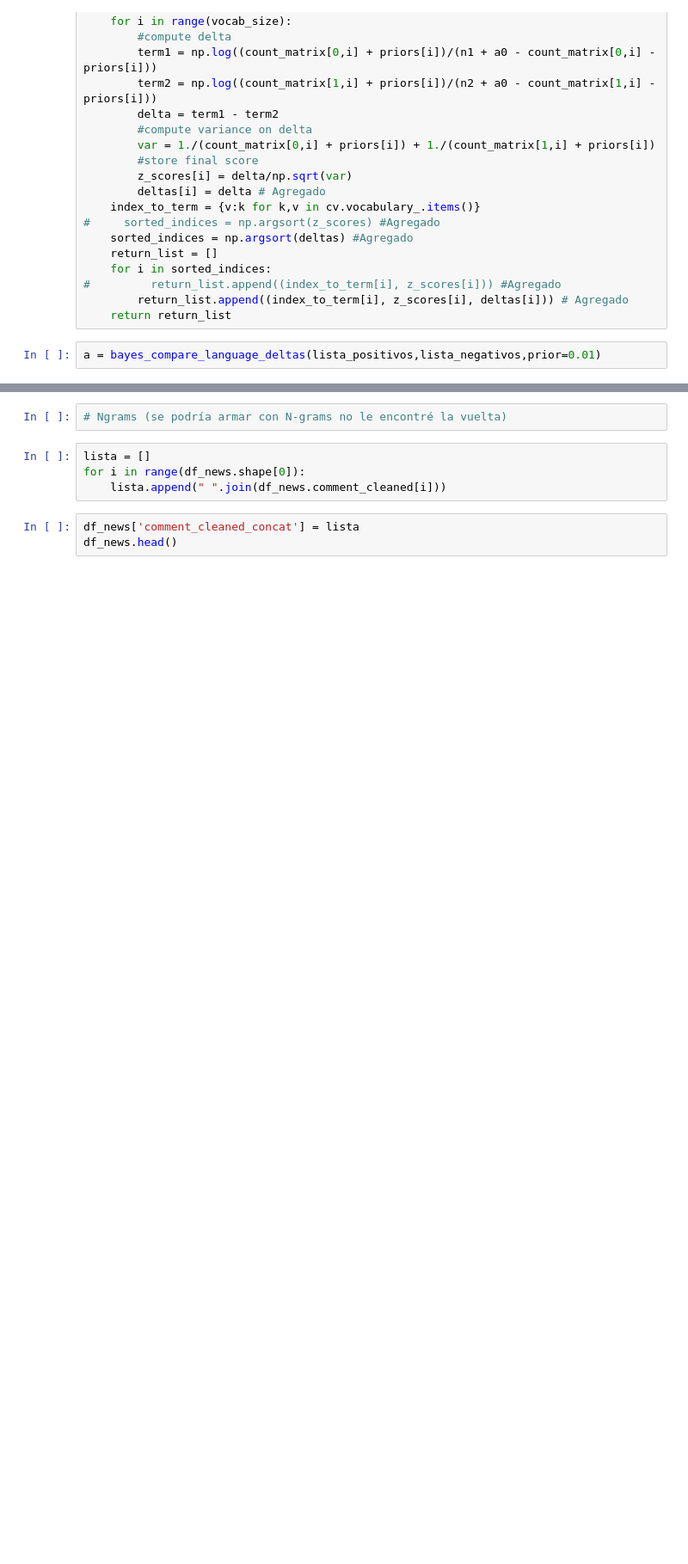
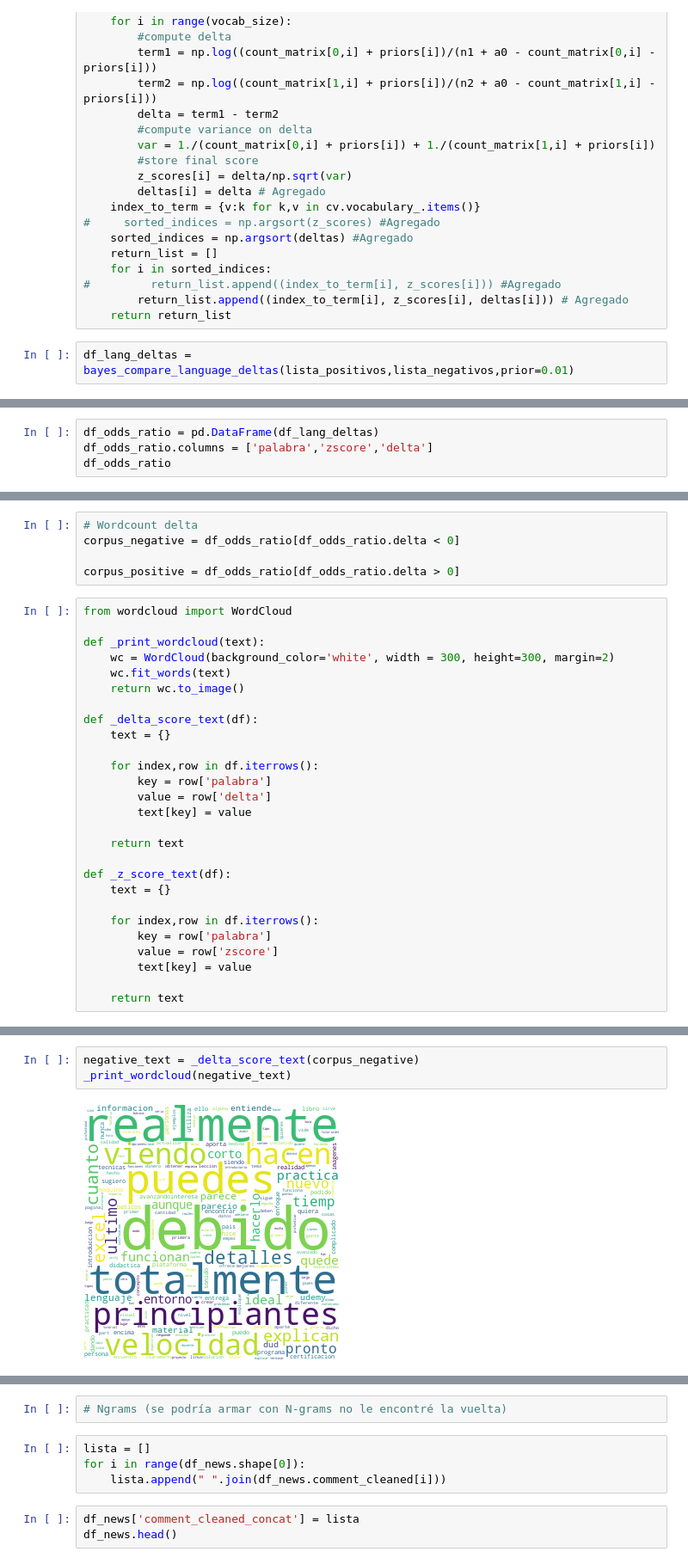
Before and after one commit to luc-ch/TM_udemy_reviews, a Jupyter notebook: Palabras_destacadas_log_odds_ratio.ipynb, the cells around one changed output, grey strips where cells are left out. Shown: that part at 86% size. Drawn from its saved outputs; the diff is of its cells as text; blank space fills up the shorter version.

Commit message:
Agregamos analisis por curso y wordclouds para diferenciar palabras

```diff
--- a/Palabras_destacadas_log_odds_ratio.ipynb
+++ b/Palabras_destacadas_log_odds_ratio.ipynb
@@ -536,5 +537,5 @@ def bayes_compare_language_deltas(l1, l2, ngram = 1, prior=.01, cv = None):
         return_list.append((index_to_term[i], z_scores[i], deltas[i])) # Agregado
     return return_list
 # %%
-a = bayes_compare_language_deltas(lista_positivos,lista_negativos,prior=0.01)
+df_lang_deltas = bayes_compare_language_deltas(lista_positivos,lista_negativos,prior=0.01)
 # %% [output]
@@ -542 +543,5 @@ Vocab size is 708
 Comparing language...
+# %%
+df_odds_ratio = pd.DataFrame(df_lang_deltas)
+df_odds_ratio.columns = ['palabra','zscore','delta']
+df_odds_ratio
@@ -542,0 +562,32 @@ Comparing language...
+# %%
+# Wordcount delta
+corpus_negative = df_odds_ratio[df_odds_ratio.delta < 0]
+
+corpus_positive = df_odds_ratio[df_odds_ratio.delta > 0]
+# %%
+from wordcloud import WordCloud
+
+def _print_wordcloud(text):
+    wc = WordCloud(background_color='white', width = 300, height=300, margin=2)
+    wc.fit_words(text)
+    return wc.to_image()
+
+def _delta_score_text(df):
+    text = {}
+
+    for index,row in df.iterrows():
+        key = row['palabra']
+        value = row['delta']
+        text[key] = value
+
+    return text
+
+def _z_score_text(df):
+    text = {}
+
+    for index,row in df.iterrows():
+        key = row['palabra']
+        value = row['zscore']
+        text[key] = value
+
+    return text
@@ -542,0 +598,5 @@ Comparing language...
+# %%
+negative_text = _delta_score_text(corpus_negative)
+_print_wordcloud(negative_text)
+# %% [output]
+[figure, added]
```
Also changed, not shown: parts of 27 cells of this notebook, 1 other file.
